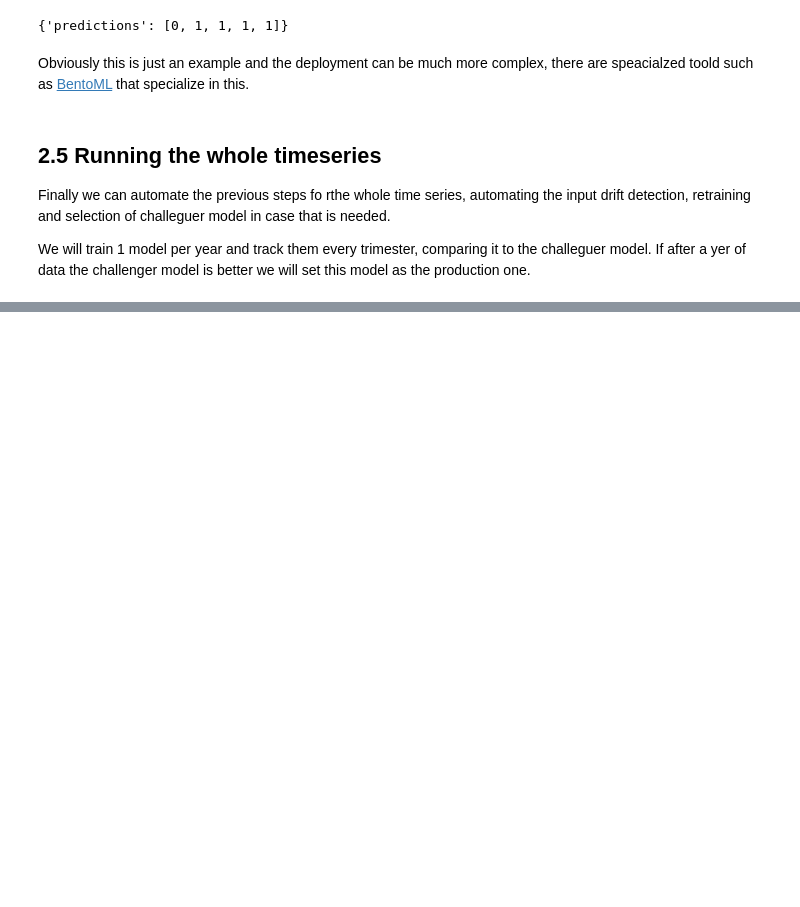
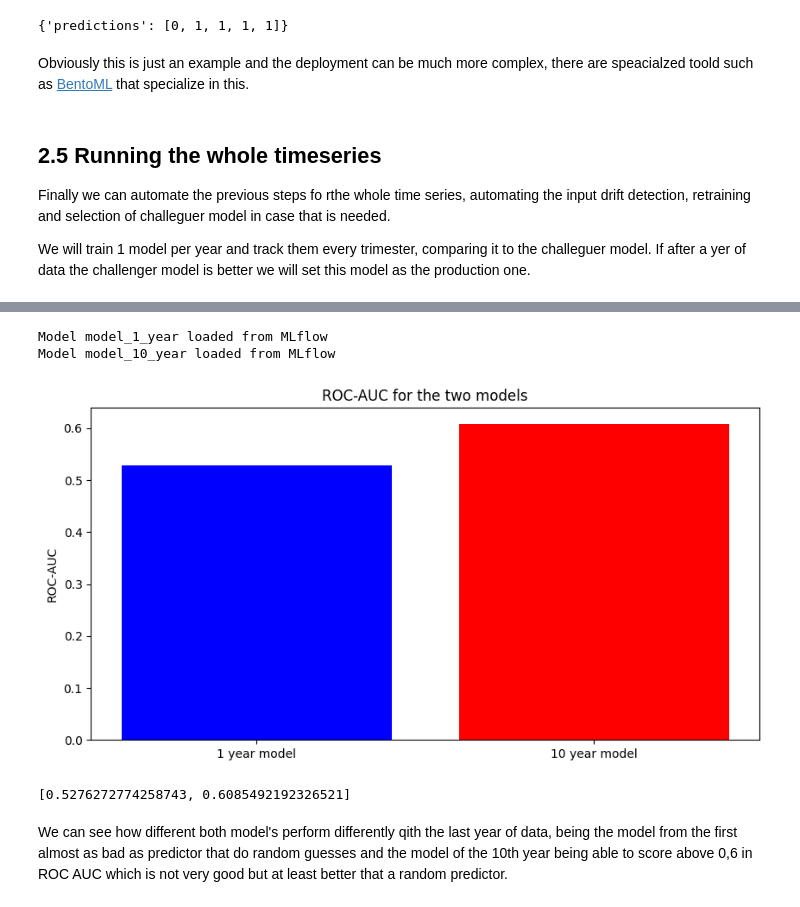
Before and after one commit to alexprieto-aily/TFM_MLOps, a Jupyter notebook: mlflow_project/src/modelling.ipynb, the cells around one changed output, grey strips where cells are left out. Drawn from its saved outputs; the diff is of its cells as text; code cells hidden in the pictures; blank space fills up the shorter version.

Commit message:
some adding comparation between first and last mod

```diff
--- a/mlflow_project/src/modelling.ipynb
+++ b/mlflow_project/src/modelling.ipynb
@@ -422,0 +428,37 @@ Production model metrics: {'accuracy': 0.6451316192895624, 'precision': 0.984413
+# %%
+# Loading models
+model_1_year = MLflowManager.load_model('model_1_year', '1', 'http://127.0.0.1:5000')
+model_10_year = MLflowManager.load_model('model_10_year', '1', 'http://127.0.0.1:5000')
+
+# Setting last year of data as test data
+#utils.set_parent_directory_as_working_directory()
+last_month = len(splitter.dates_data.finished_d.sort_values().unique())
+last_year_X,  last_year_y = splitter.x_y_filter_by_month(from_month=last_month - 12, to_month=last_month )
+
+# Predicting and evaluating
+y_preds_model_1_year = model_1_year.predict(last_year_X)
+metrics_model_1_year = ClassifierTrainer.get_metrics(last_year_y, y_preds_model_1_year )
+
+y_preds_model_10_year = model_10_year.predict(last_year_X)
+metrics_model_10_year = ClassifierTrainer.get_metrics(last_year_y, y_preds_model_10_year )
+
+# Plotting roc-auc
+roc_auc_model = [metrics_model_1_year['roc_auc'], metrics_model_10_year['roc_auc']]
+
+# Plotting the ROC-AUC for the two models
+import matplotlib.pyplot as plt
+fig, ax = plt.subplots(figsize=(10, 5))
+ax.bar(['1 year model', '10 year model'], roc_auc_model, color=['blue', 'red'])
+ax.set_ylabel('ROC-AUC')
+ax.set_title('ROC-AUC for the two models')
+plt.show()
+# %% [output]
+Model model_1_year loaded from MLflow
+Model model_10_year loaded from MLflow
+[figure, added]
+# %%
+roc_auc_model
+# %% [output]
+[0.5276272774258743, 0.6085492192326521]
+# %% [markdown]
+We can see how different both model's perform differently qith the last year of data, being the model from the first almost as bad as predictor that do random guesses and the model of the 10th year being able to score above 0,6 in ROC AUC which is not very good but at least better that a random predictor.
```
Also changed, not shown: parts of 16 cells of this notebook, 3 other files.
